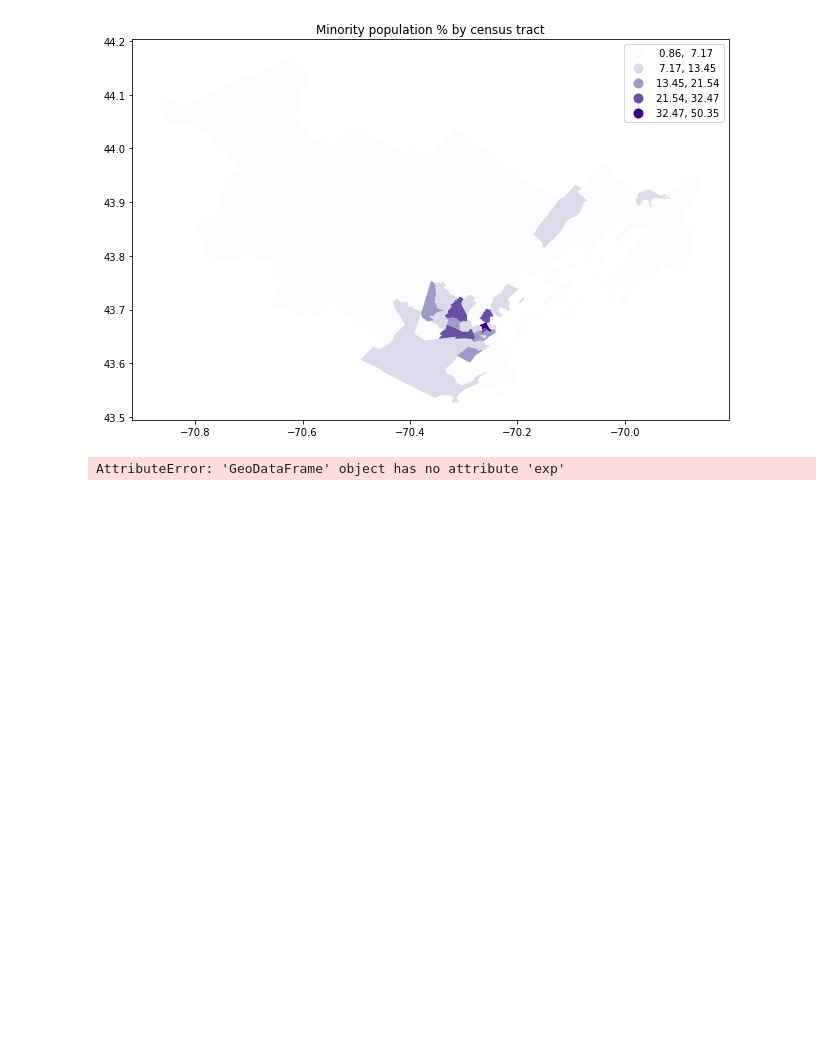
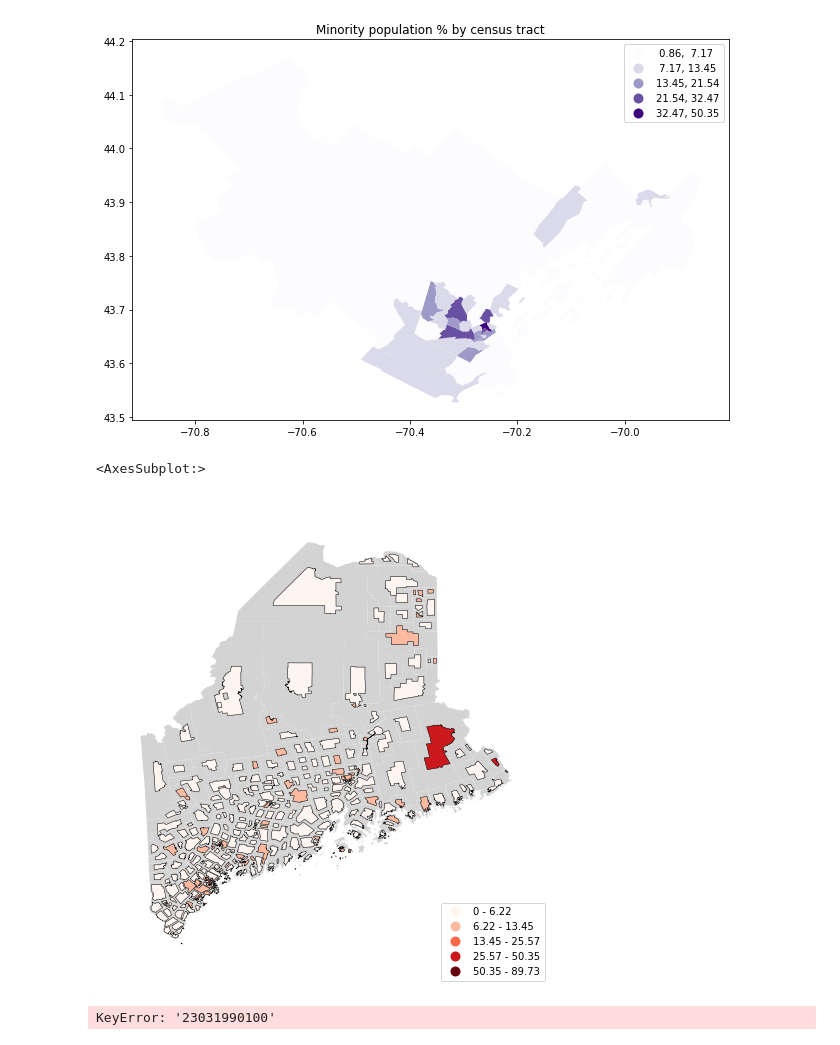
Before and after one commit to llimllib/hmda, a Jupyter notebook: geo.ipynb, the cells around one changed output. Cells and saved outputs as stored; diff of their text form; code cells hidden in the pictures; blank space fills up the shorter version.

```diff
--- a/geo.ipynb
+++ b/geo.ipynb
@@ -172,7 +172,7 @@ minority = loandf.groupby(["census_tract", "tract_minority_population_percent"])
 minority = pd.concat([gdf, minority], axis=1)
 
 # again there are somehow out of state tract IDs in here, drop them
-minority = minority.dropna(subset=["NAME"])
+minority = minority.dropna(subset=["NAME","tract_minority_population_percent"])
 minority
 # mingeo = pd.concat([gdf, minority], axis=1)
 # %% [output]
@@ -218,10 +218,24 @@ ax = cumbmin.plot("tract_minority_population_percent",
              # title='Minority population % by census tract')
 # %% [output]
 [figure]
-# %%
-import matplotlib as mpl
-norm = mpl.colors.Normalize(vmin=0, vmax=20)
-norm(10)
-cumbmin.exp
-# %% [output]
-AttributeError: 'GeoDataFrame' object has no attribute 'exp'
+# %%
+import geoplot
+import mapclassify as mc
+
+scheme = mc.NaturalBreaks(minority["tract_minority_population_percent"], k=5)
+ax = geoplot.cartogram(minority, scale='tract_population',
+                       limits=(0.25, 1),
+    #projection=geoplot.crs.AlbersEqualArea(central_longitude=-98, central_latitude=39.5),
+    hue='tract_minority_population_percent', cmap='Reds', scheme=scheme,
+    linewidth=0.5,
+    legend=True, legend_kwargs={'loc': 'lower right'}, legend_var='hue',
+    figsize=(8, 12)
+)
+geoplot.polyplot(minority, facecolor='lightgray', edgecolor='None', ax=ax)
+# %% [output]
+<AxesSubplot:>
+[figure, added]
+# %%
+minority[minority['tract_minority_population_percent'].isnull()]
+# %% [output]
+KeyError: '23031990100'
```
Also changed, not shown: parts of 1 cell of this notebook, 1 other file.
